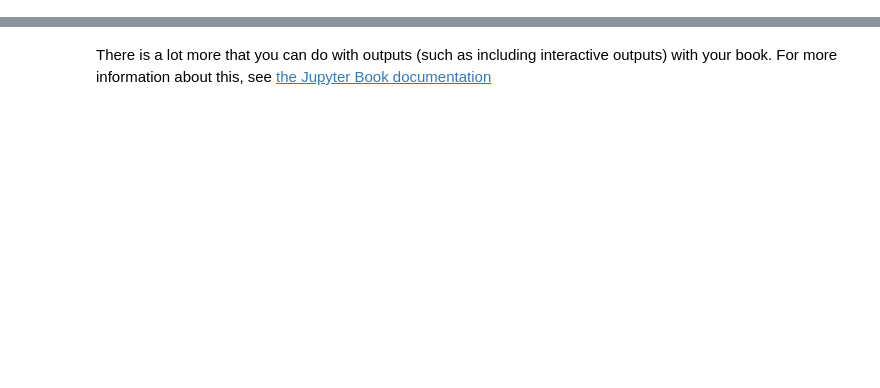
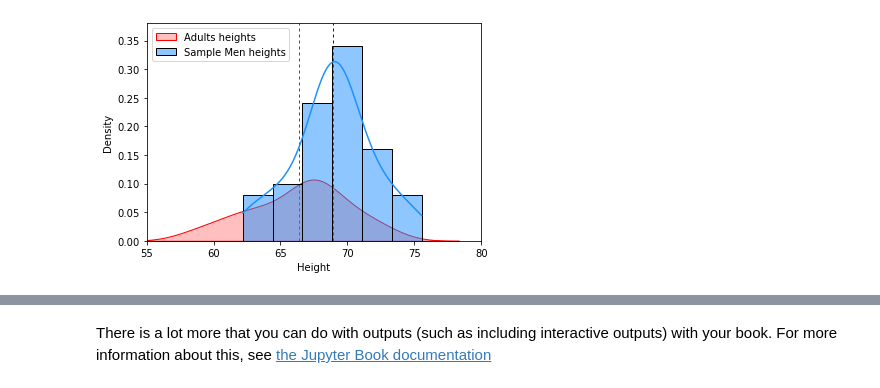
Before and after one commit to ashejim/mynewbook, a Jupyter notebook: notebooks.ipynb, the cells around one changed output, grey strips where cells are left out. Drawn from its saved outputs; the diff is of its cells as text; code cells hidden in the pictures; blank space fills up the shorter version.

```diff
--- a/notebooks.ipynb
+++ b/notebooks.ipynb
@@ -0,0 +121,93 @@
+# %%
+#I'm cheating a little here. Rather than using the actual known mean and std deviation, I'm using a sample of 10,000.
+#It gives the same values as the 'true' values are also found using samples.
+#For the purposes of these examples, we assume these values are established fact.
+dfht = df[['Height']]
+
+
+# display_html(df1_styler._repr_html_()+ space +df2_styler._repr_html_(), raw=True)
+
+# Plot
+pop_ht = np.random.normal(size=50,loc=66.36756, scale=3.84) #a normal dist adj to Mean and Std
+out1 = Output()
+df1 = Output()
+df2 = Output()
+cap = Output()
+
+with df1:
+    display(df_sample.describe().loc[['mean','std']].style.set_table_attributes("style='display:inline'").set_caption('Sample Heights of 50 Adult Males'))
+
+with df2:
+    display(dfht.describe().loc[['mean','std']].style.set_table_attributes("style='display:inline'").set_caption('Population of Adult Heights'))
+
+with out1:
+    fig, ax = plt.subplots();
+    sns.kdeplot(pop_ht,color="r", shade = True, label="Adults heights");
+    sns.histplot(df_sample, x = 'Height', stat = 'probability', kde = True, color="dodgerblue", label="Sample Men heights",bins = 6);
+    plt.axvline(x=68.929605, color='b', dashes=(3, 3), zorder=0,linewidth=1);
+    plt.axvline(x=66.367560, color='red', dashes=(3, 3), zorder=0,linewidth=1);
+    plt.xlim(55,80)
+    plt.ylim(0,.38)
+    plt.legend()
+    # plt.show()
+
+with cap:
+    markdown.markdown("""
+        {glue:figure} ht-distfig
+            :name: square-fig1
+
+            newComparing the distributions of the sample (blue) to the population (red) heights.
+        """)
+
+box_layout = Layout(display='flex',
+                    flex_flow='row',
+                    align_items = 'center',
+                    justify_content = 'space-around',
+                    border='solid',
+                    width='100%')
+
+box_images = Box(children = [df1, df2, out1],layout=box_layout)
+# box_images = Box(children = [display(cap)],layout=box_layout)
+# figbox = VBox((out1 ,cap))
+# display(figbox)
+
+# box_images
+
+# with cap:
+#     strLatex="""
+#         \\begin{figure}[b]
+#         \centering
+#             \includegraphics[totalheight=10.0cm]{%s}
+#             \caption{%s}
+#             \label{fig:%s}
+#         \end{figure}"""%('figname', 'figcaption', 'figlabel')
+# box_caption = Box(children = [cap])
+# fig1 = VBox([box_images,box_caption])
+# fig1
+
+n_points = 10000
+n_boots = 1000
+mean, sd = (3, .2)
+data = sd*np.random.randn(n_points) + mean
+bootstrap_indices = np.random.randint(0, n_points, n_points*n_boots).reshape((n_boots, n_points))
+# Calculate the mean of a bunch of random samples
+means = data[bootstrap_indices].mean(0)
+# Calculate the 95% confidence interval for the mean
+clo, chi = np.percentile(means, [2.5, 97.5])
+# Store the values in our notebook
+glue("boot_mean", means.mean())
+glue("boot_clo", clo)
+glue("boot_chi", chi)
+
+# Visualize the historgram with the intervals
+fig, ax = plt.subplots()
+ax.hist(means)
+for ln in [clo, chi]:
+    ax.axvline(ln, ls='--', c='r')
+ax.set_title("Bootstrap distribution and 95% CI")
+plt.close(fig)
+
+glue('ht-distfig', fig, display = False)
+# box_images;
+# display(box_images)
+# %% [output]
@@ -0,0 +218 @@
+[figure, added]
```
Also changed, not shown: parts of 19 cells of this notebook, 9 other files.
